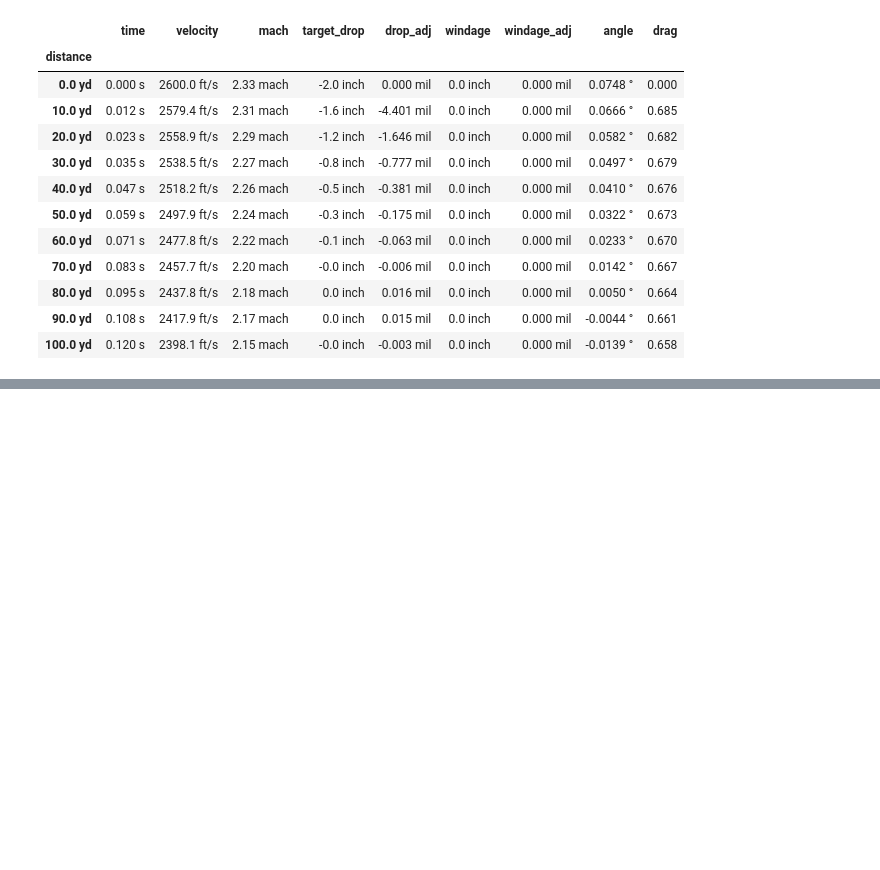
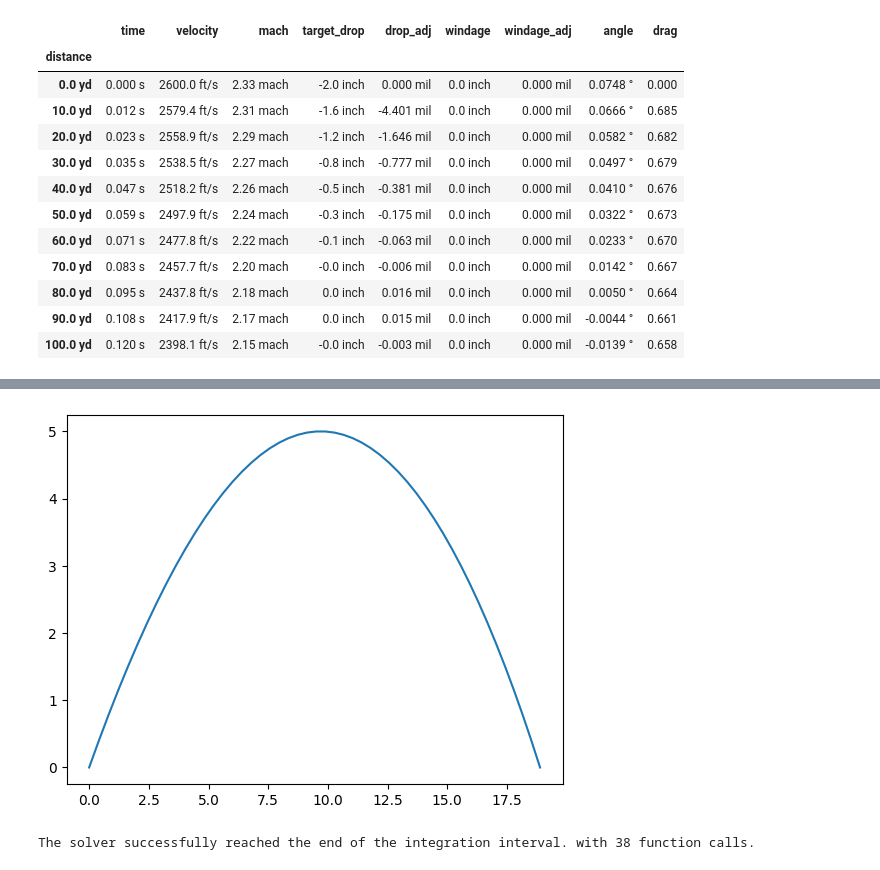
Before and after one commit to dbookstaber/py_ballistics, a Jupyter notebook: CalcStudies.ipynb, the cells around one changed output, grey strips where cells are left out. Saved outputs shown, nothing was run; the diff lists cells and outputs as text; code cells hidden in the pictures; blank space fills up the shorter version.

Commit message:
Testing and comparison with SciPy integration.

```diff
--- a/CalcStudies.ipynb
+++ b/CalcStudies.ipynb
@@ -97,0 +211,29 @@ Running RK4 dx integration...
+# %%
+import numpy as np
+from scipy.integrate import solve_ivp
+
+# y = [x, y, vx, vy]
+def f(t: float, d):  # dv/dt
+    """Right-hand side of the differential equation."""
+    speed = np.sqrt(d[2]**2+d[3]**2)
+    return np.array([d[2], d[3], -0.05 * speed, -10])
+
+# Initial conditions: v in m/s
+y0 = np.array([0, 0, 10, 10])
+
+# Time span
+t_span = [0, 2]
+
+# Solve the IVP
+sol = solve_ivp(f, t_span, y0, dense_output=True)
+
+# Plot the solution
+import matplotlib.pyplot as plt
+z = sol.sol(np.linspace(0,2,50))
+#plt.plot(sol.y[0], sol.y[1])
+plt.plot(z[0], z[1])
+plt.show()
+print(f'{sol.message} with {sol.nfev} function calls.')
+# %% [output]
+[figure, added]
+The solver successfully reached the end of the integration interval. with 38 function calls.
```
Also changed, not shown: parts of 12 cells of this notebook, 2 other files.
